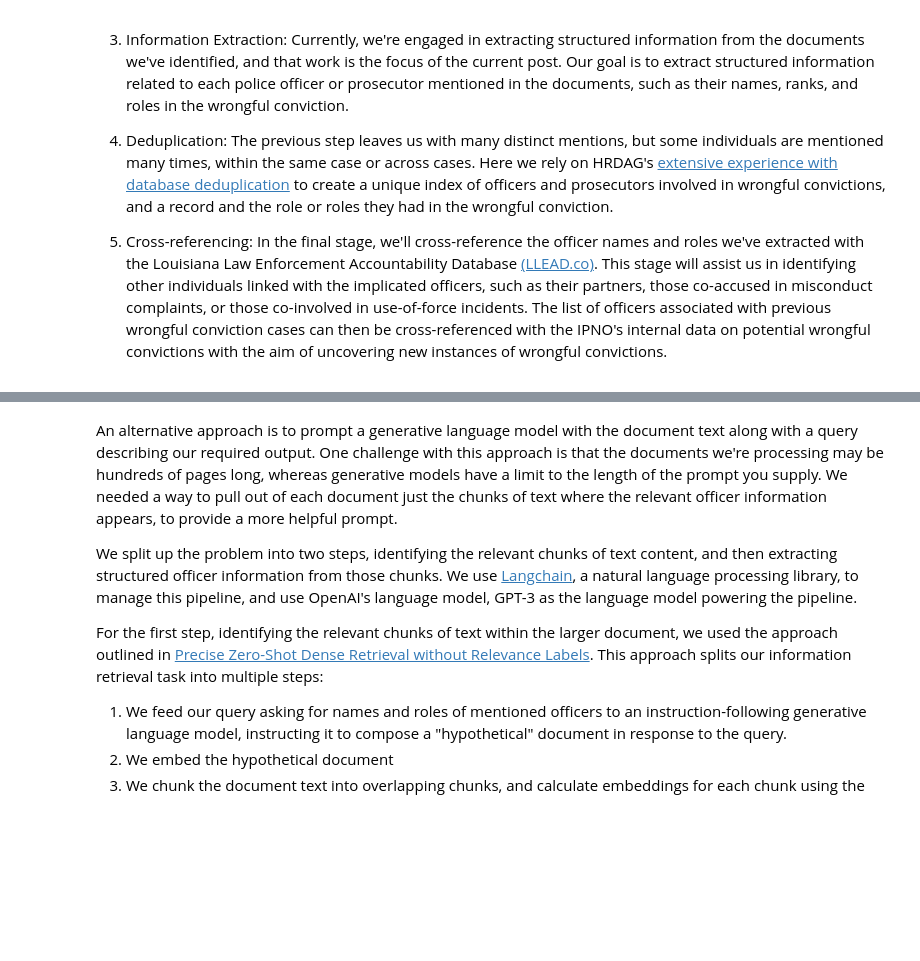
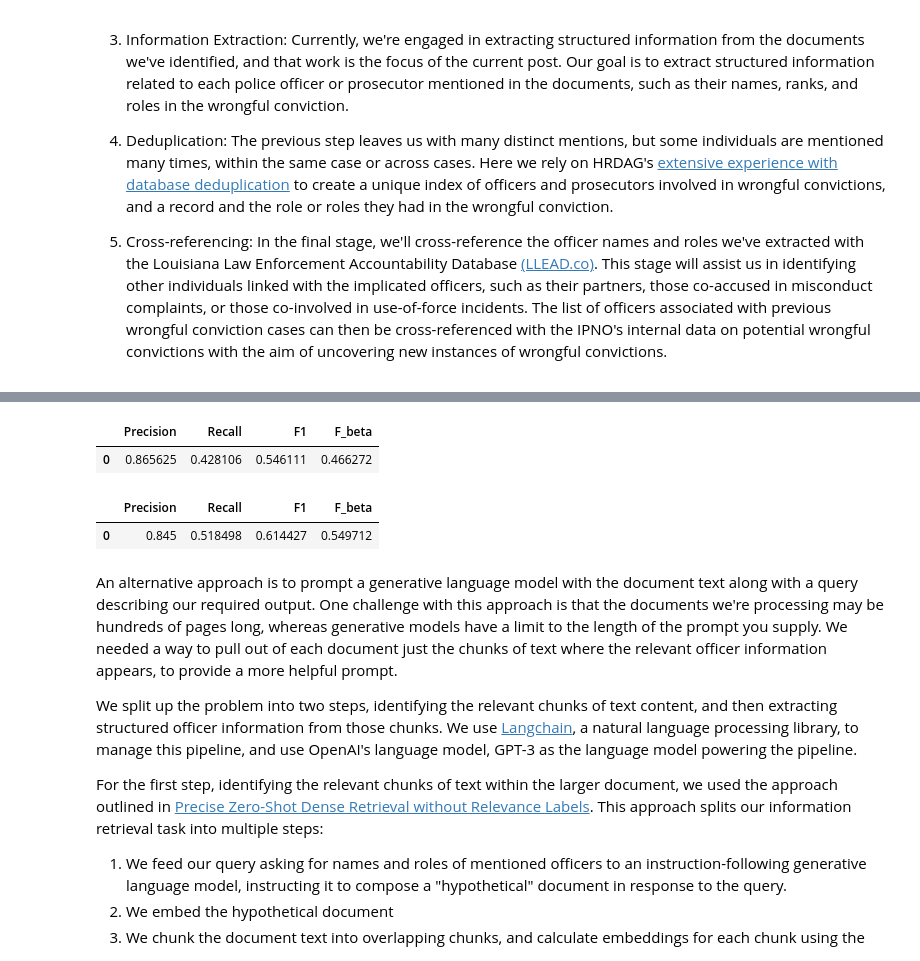
Before and after one commit to ipno-llead/US-IPNO-exonerations, a Jupyter notebook: write/HRDAG-tech-corner/ai-edits-blog.ipynb, the cells around one changed output, grey strips where cells are left out. Cells and saved outputs as stored; diff of their text form; code cells hidden in the pictures; blank space fills up the shorter version.

Commit message:
added baseline model to bp

```diff
--- a/write/HRDAG-tech-corner/ai-edits-blog.ipynb
+++ b/write/HRDAG-tech-corner/ai-edits-blog.ipynb
@@ -34,3 +66,23 @@ A primary task in our process is extracting officer information from documents
+# %%
+def read_baseline_summary_transcripts():
+    summary = pd.read_csv("data/baseline-overall-output-transcripts.csv")
+    summary = summary.sort_values("F_beta", ascending=False)
+    return summary
+
+read_baseline_summary_transcripts()
+# %% [output]
+|  | Precision | Recall | F1 | F_beta |
+| 0 | 0.865625 | 0.428106 | 0.546111 | 0.466272 |
+# %%
+def read_baseline_summary_reports():
+    summary = pd.read_csv("data/baseline-overall-output-reports.csv")
+    summary = summary.sort_values("F_beta", ascending=False)
+    return summary
+
+read_baseline_summary_reports()
+# %% [output]
+|  | Precision | Recall | F1 | F_beta |
+| 0 | 0.845 | 0.518498 | 0.614427 | 0.549712 |
 # %% [markdown]
 An alternative approach is to prompt a generative language model with the document text along with a query describing our required output. One challenge with this approach is that the documents we're processing may be hundreds of pages long, whereas generative models have a limit to the length of the prompt you supply. We needed a way to pull out of each document just the chunks of text where the relevant officer information appears, to provide a more helpful prompt.
 
```
Also changed, not shown: parts of 5 cells of this notebook, 2 other files.
